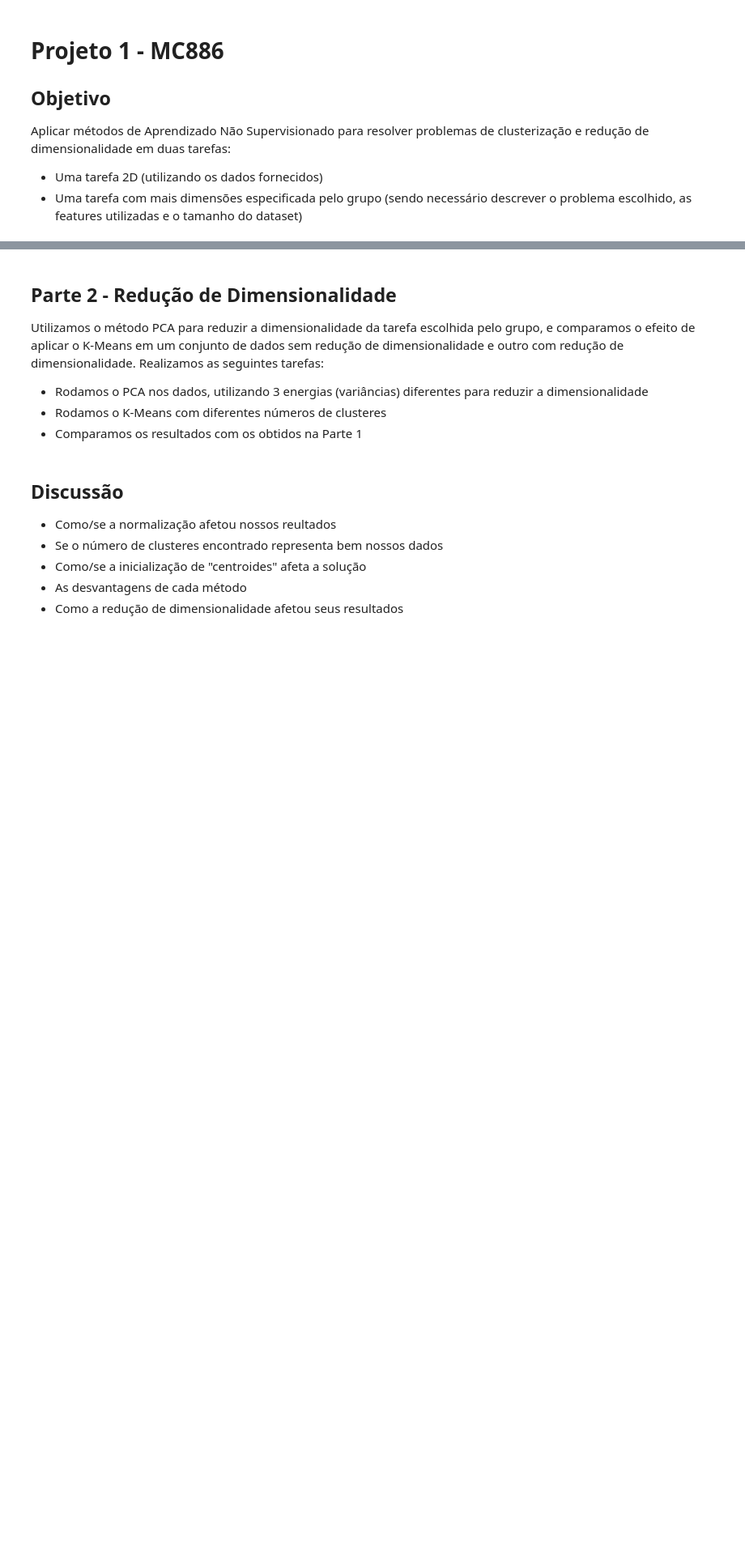
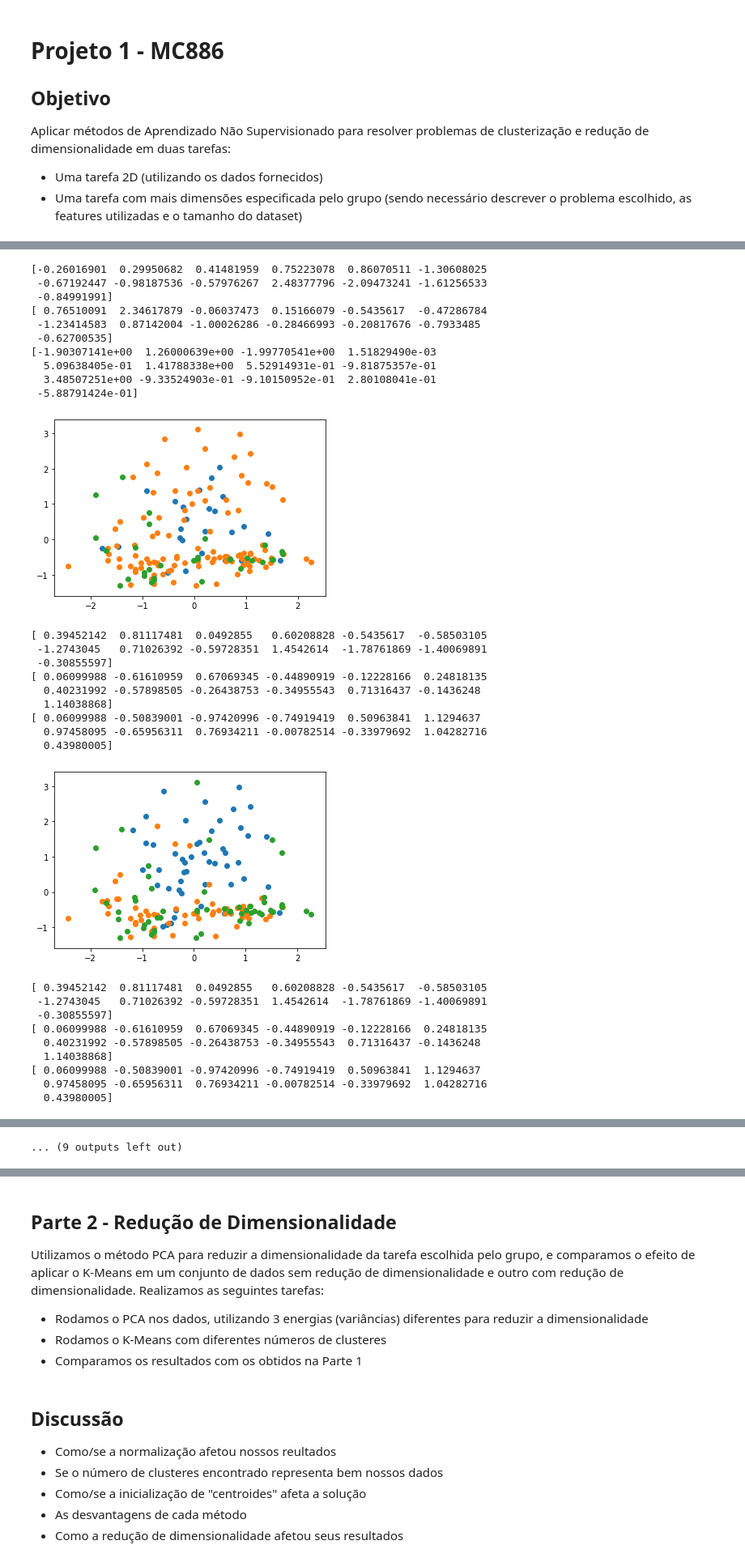
Before and after one commit to miguelguida/mc886, a Jupyter notebook: projeto1_174847_171043.ipynb, the cells around one changed output, grey strips where cells are left out. Shown at 81% size. Drawn from its saved outputs; the diff is of its cells as text; code cells hidden in the pictures; blank space fills up the shorter version.

```diff
--- a/projeto1_174847_171043.ipynb
+++ b/projeto1_174847_171043.ipynb
@@ -101,6 +96,8 @@ X_treino, X_teste = train_test_split(X_array, test_size=0.1, random_state=42)
 print(X_treino.shape)
 print(X_teste.shape)
 
-W_treino, W_treino_y, W_teste, W_teste_y = train_test_split(W_array_x, W_array_y, test_size=0.1, random_state=42)
+W_treino, W_teste, W_treino_y, W_teste_y = train_test_split(W_array_x, W_array_y, test_size=0.1, random_state=42)
 print(W_treino.shape)
+print(W_treino_y.shape)
 print(W_teste.shape)
+print(W_teste_y.shape)
@@ -106,0 +269,33 @@ print(W_teste.shape)
+# %%
+W_centroids = kmeans(3,W_treino, 10)
+# %% [output]
+[-0.26016901  0.29950682  0.41481959  0.75223078  0.86070511 -1.30608025
+ -0.67192447 -0.98187536 -0.57976267  2.48377796 -2.09473241 -1.61256533
+ -0.84991991]
+[ 0.76510091  2.34617879 -0.06037473  0.15166079 -0.5435617  -0.47286784
+ -1.23414583  0.87142004 -1.00026286 -0.28466993 -0.20817676 -0.7933485
+ -0.62700535]
+[-1.90307141e+00  1.26000639e+00 -1.99770541e+00  1.51829490e-03
+  5.09638405e-01  1.41788338e+00  5.52914931e-01 -9.81875357e-01
+  3.48507251e+00 -9.33524903e-01 -9.10150952e-01  2.80108041e-01
+ -5.88791424e-01]
+[figure, added]
+[ 0.39452142  0.81117481  0.0492855   0.60208828 -0.5435617  -0.58503105
+ -1.2743045   0.71026392 -0.59728351  1.4542614  -1.78761869 -1.40069891
+ -0.30855597]
+[ 0.06099988 -0.61610959  0.67069345 -0.44890919 -0.12228166  0.24818135
+  0.40231992 -0.57898505 -0.26438753 -0.34955543  0.71316437 -0.1436248
+  1.14038868]
+[ 0.06099988 -0.50839001 -0.97420996 -0.74919419  0.50963841  1.1294637
+  0.97458095 -0.65956311  0.76934211 -0.00782514 -0.33979692  1.04282716
+  0.43980005]
+[figure, added]
+[ 0.39452142  0.81117481  0.0492855   0.60208828 -0.5435617  -0.58503105
+ -1.2743045   0.71026392 -0.59728351  1.4542614  -1.78761869 -1.40069891
+ -0.30855597]
+[ 0.06099988 -0.61610959  0.67069345 -0.44890919 -0.12228166  0.24818135
+  0.40231992 -0.57898505 -0.26438753 -0.34955543  0.71316437 -0.1436248
+  1.14038868]
+[ 0.06099988 -0.50839001 -0.97420996 -0.74919419  0.50963841  1.1294637
+  0.97458095 -0.65956311  0.76934211 -0.00782514 -0.33979692  1.04282716
+  0.43980005]
@@ -106,0 +333 @@ print(W_teste.shape)
+... (9 outputs left out)
```
Also changed, not shown: parts of 20 cells of this notebook.
